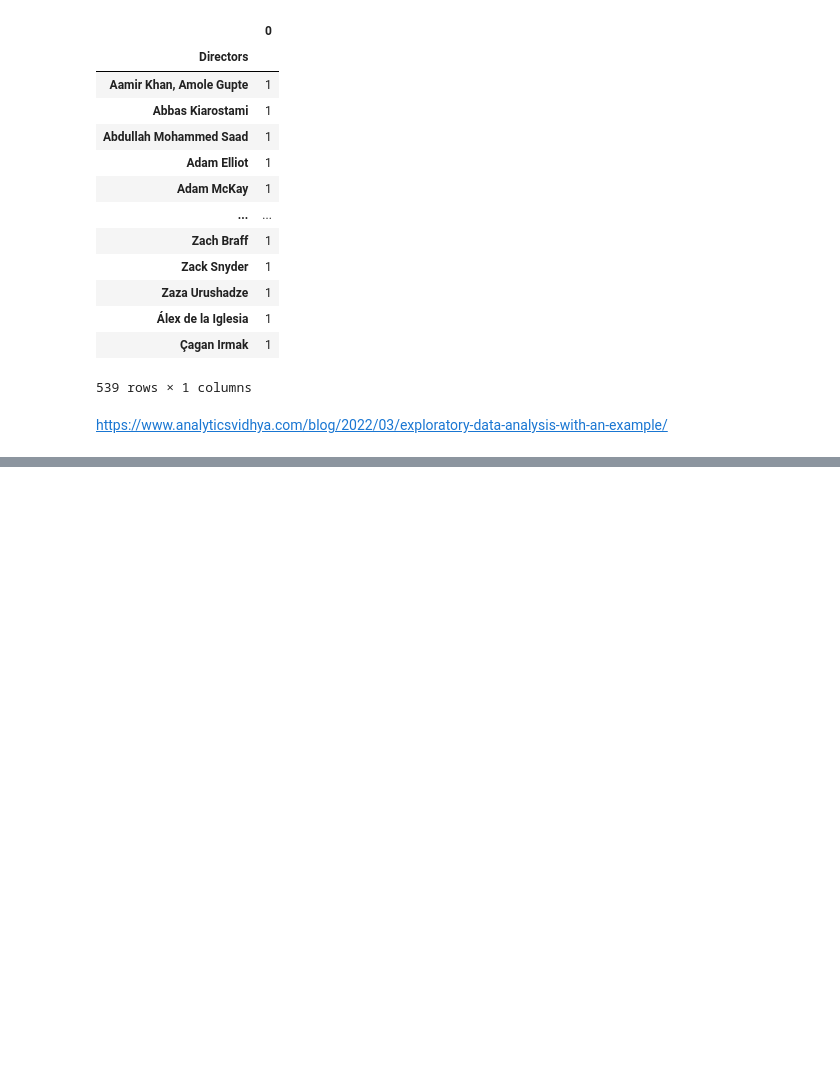
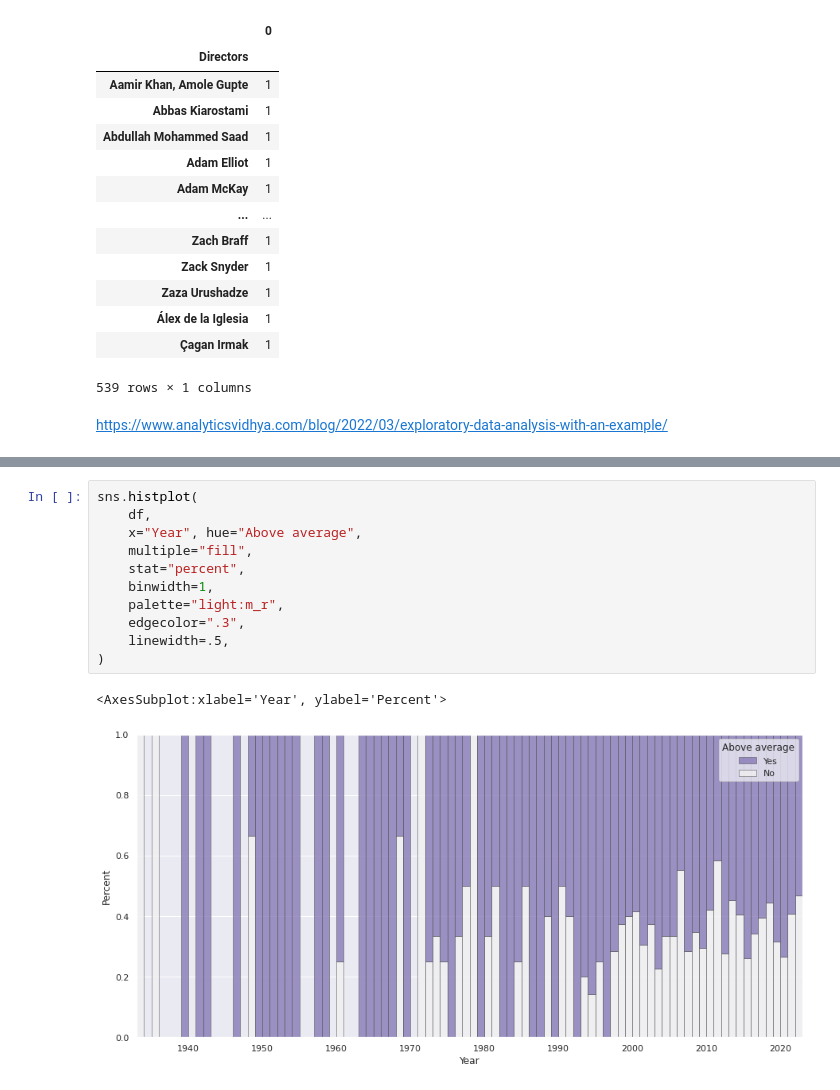
Before and after one commit to Siliam/data_science_artificial_intelligence, a Jupyter notebook: IMDB/IMDB.ipynb, the cells around one changed output, grey strips where cells are left out. Drawn from its saved outputs; the diff is of its cells as text; blank space fills up the shorter version.

```diff
--- a/IMDB/IMDB.ipynb
+++ b/IMDB/IMDB.ipynb
@@ -248,0 +224,14 @@ sns.histplot(
+# %%
+sns.histplot(
+    df,
+    x="Year", hue="Above average",
+    multiple="fill",
+    stat="percent",
+    binwidth=1,
+    palette="light:m_r",
+    edgecolor=".3",
+    linewidth=.5,
+)
+# %% [output]
+<AxesSubplot:xlabel='Year', ylabel='Percent'>
+[figure, added]
```
Also changed, not shown: parts of 48 cells of this notebook.
